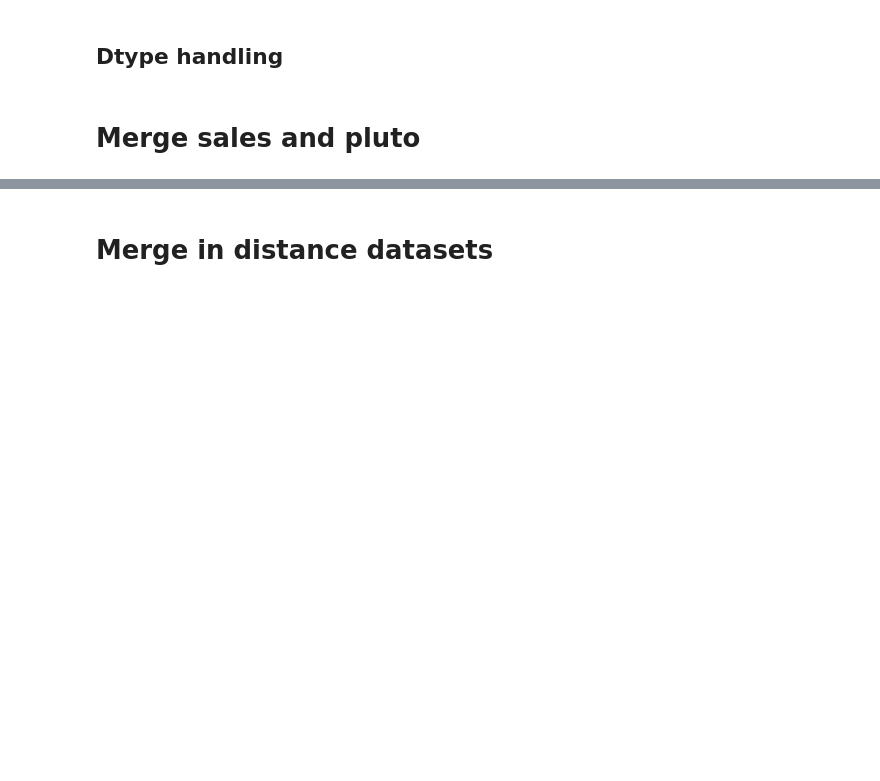
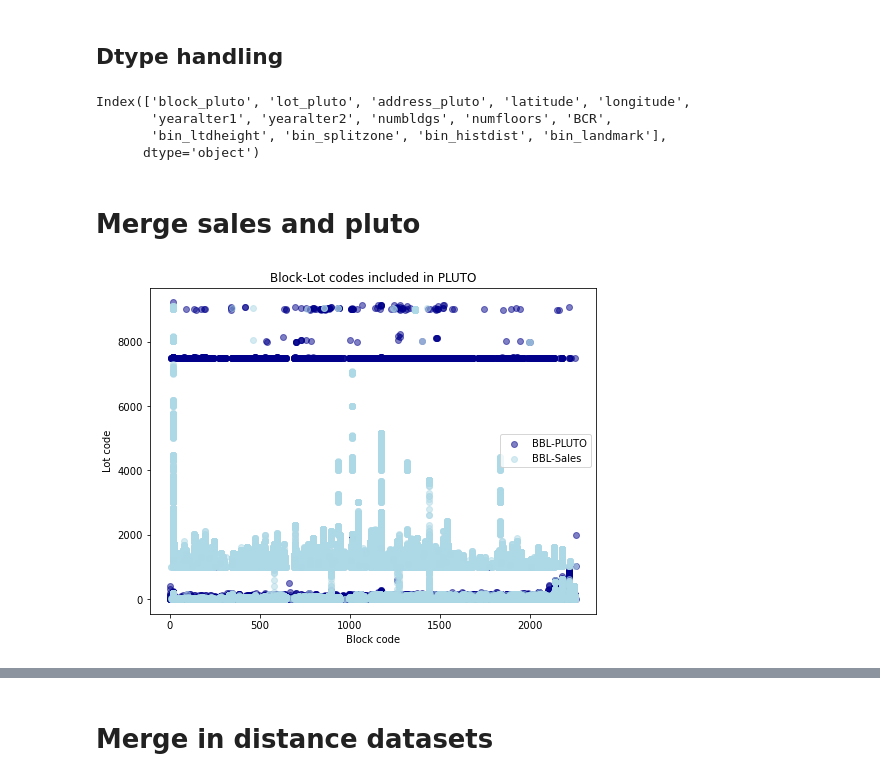
Before and after one commit to lprockop/MastersThesis, a Jupyter notebook: Data/new_master_clean.ipynb, the cells around one changed output, grey strips where cells are left out. Saved outputs shown, nothing was run; the diff lists cells and outputs as text; code cells hidden in the pictures; blank space fills up the shorter version.

```diff
--- a/Data/new_master_clean.ipynb
+++ b/Data/new_master_clean.ipynb
@@ -251,7 +280,30 @@ pluto = pluto.drop(columns=['bldgarea',
                            'histdist',
                            'landmark',
                            'splitzone'])
+
+#fill in None instead of 0 for yearalter1, yearalter2
+tmp_list = []
+for i in pluto.yearalter1:
+    if i > 0:
+        tmp_list.append(i)
+    else:
+        tmp_list.append(None)
+pluto['yearalter1'] = tmp_list
+
+tmp_list_2 = []
+for i in pluto.yearalter2:
+    if i > 0:
+        tmp_list_2.append(i)
+    else:
+        tmp_list_2.append(None)
+pluto['yearalter2'] = tmp_list_2
+
 pluto.columns
+# %% [output]
+Index(['block_pluto', 'lot_pluto', 'address_pluto', 'latitude', 'longitude',
+       'yearalter1', 'yearalter2', 'numbldgs', 'numfloors', 'BCR',
+       'bin_ltdheight', 'bin_splitzone', 'bin_histdist', 'bin_landmark'],
+      dtype='object')
 # %% [markdown]
 # Merge sales and pluto
 # %%
@@ -259,15 +312,17 @@ pluto = pluto[pluto.block_pluto < pluto.block_pluto.max()]
 # %%
 # Merge NYCOD and PLUTO
 import matplotlib.pyplot as plt
 plt.figure(figsize=(8, 6))
-plt.scatter(pluto.block_pluto, pluto.lot_pluto, label='BBL-PLUTO', color='red')
-plt.scatter(sales.block_sales, sales.lot_sales, label='BBL-Sales', color='yellow', alpha=0.1, marker='x')
+plt.scatter(pluto.block_pluto, pluto.lot_pluto, label='BBL-PLUTO', color='darkblue', alpha=0.5)
+plt.scatter(sales.block_sales, sales.lot_sales, label='BBL-Sales', color='lightblue', alpha=0.5)
 plt.xlabel('Block code')
 plt.ylabel('Lot code')
 plt.title('Block-Lot codes included in PLUTO')
 plt.legend()
 plt.savefig('OUTPUT_visualizations/3.Borough-Lot coverage.png')
 plt.show()
+# %% [output]
+[figure, added]
 # %%
 # join based on BBL
 df_1 = sales.merge(pluto, how='left', left_on=['block_sales', 'lot_sales'], right_on=['block_pluto', 'lot_pluto'])
```
Also changed, not shown: parts of 44 cells of this notebook, 24 other files.
